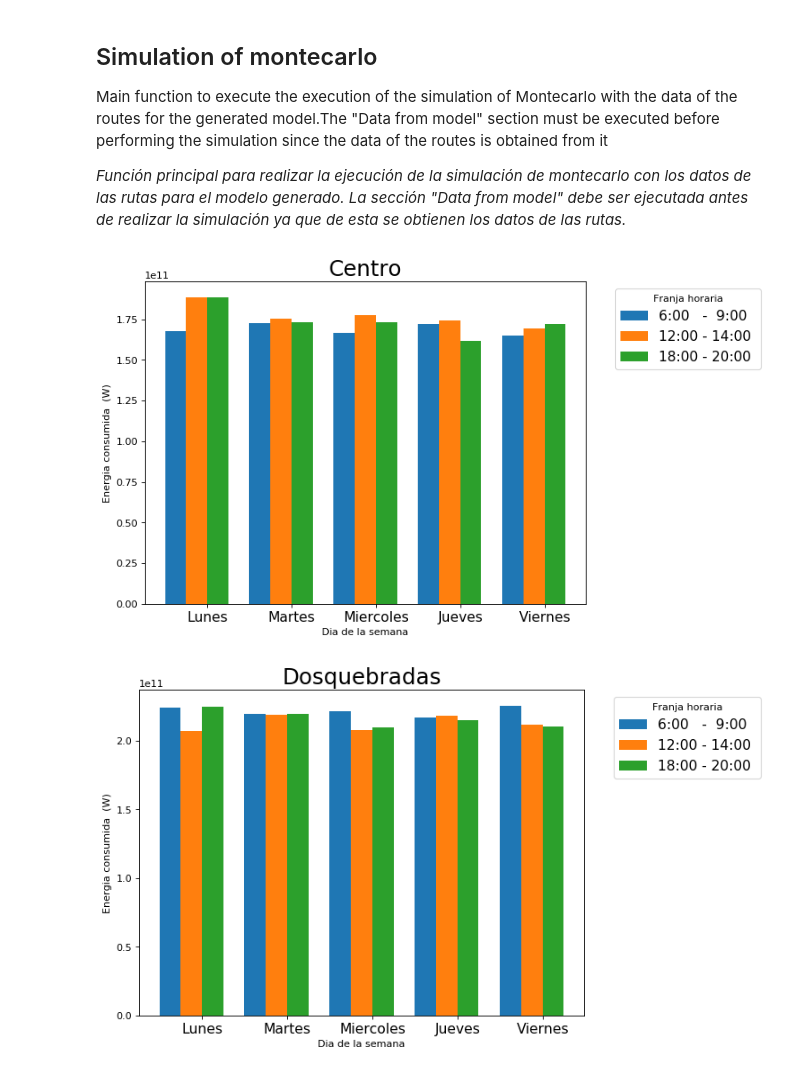
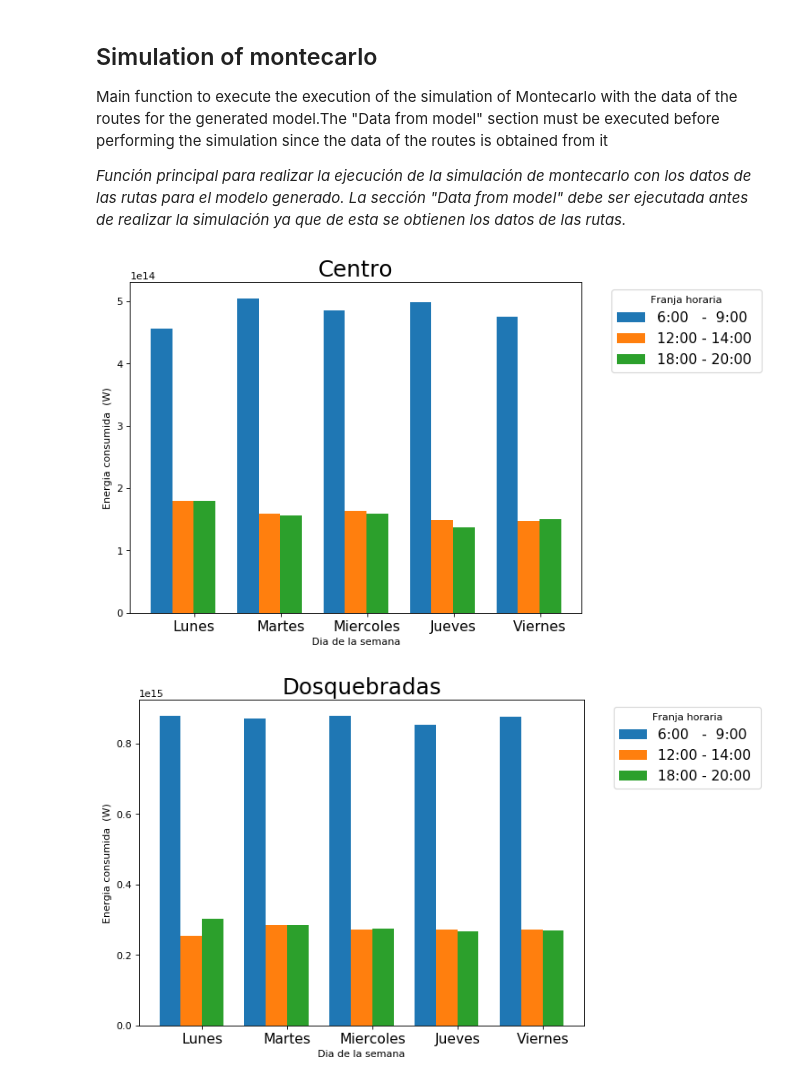
Before and after one commit to Nany262/MonteCarlo-Simulation, a Jupyter notebook: simulation-code-google.ipynb, the cells around one changed output. Drawn from its saved outputs; the diff is of its cells as text; code cells hidden in the pictures.

```diff
--- a/simulation-code-google.ipynb
+++ b/simulation-code-google.ipynb
@@ -218,29 +218,35 @@ for substation in substations:
 # %%
 #Energy in Centro
 def centro():
     file_6_9 = pd.read_csv('Substations/Centro/6-9.csv', header=0)
     file_12_14 = pd.read_csv('Substations/Centro/12-14.csv', header=0)
     file_18_20 = pd.read_csv('Substations/Centro/18-20.csv', header=0)
 
-    data_6_9 = [np.mean(file_6_9['Lunes']),np.mean(file_6_9['Martes']),np.mean(file_6_9['Miercoles']),np.mean(file_6_9['Jueves']),np.mean(file_6_9['Viernes'])]
-    data_12_14 = [np.mean(file_12_14['Lunes']),np.mean(file_12_14['Martes']),np.mean(file_12_14['Miercoles']),np.mean(file_12_14['Jueves']),np.mean(file_12_14['Viernes'])]
-    data_18_20 = [np.mean(file_18_20['Lunes']),np.mean(file_18_20['Martes']),np.mean(file_18_20['Miercoles']),np.mean(file_18_20['Jueves']),np.mean(file_18_20['Viernes'])]
+    data_6_9 = [np.sum(file_6_9['Lunes']),np.sum(file_6_9['Martes']),np.sum(file_6_9['Miercoles']),np.sum(file_6_9['Jueves']),np.sum(file_6_9['Viernes'])]
+    data_12_14 = [np.sum(file_12_14['Lunes']),np.sum(file_12_14['Martes']),np.sum(file_12_14['Miercoles']),np.sum(file_12_14['Jueves']),np.sum(file_12_14['Viernes'])]
+    data_18_20 = [np.sum(file_18_20['Lunes']),np.sum(file_18_20['Martes']),np.sum(file_18_20['Miercoles']),np.sum(file_18_20['Jueves']),np.sum(file_18_20['Viernes'])]
 
     x = np.arange(5)
     plt.figure(figsize=(8, 6), dpi=80)
     plt.bar(x + 0.00, data_6_9, width = 0.25)
     plt.bar(x + 0.25, data_12_14, width = 0.25)
     plt.bar(x + 0.50, data_18_20, width = 0.25)
     plt.title('Centro', fontsize=22)
     plt.ylabel('Energia consumida  (W)')
     plt.xlabel('Dia de la semana')
     plt.legend(['6:00   -  9:00 ','12:00 - 14:00','18:00 - 20:00 '],bbox_to_anchor=(1.05, 1.0), fontsize=14, title = "Franja horaria")
     plt.xticks(x+0.38, ["Lunes", "Martes", "Miercoles", "Jueves", "Viernes"], fontsize=14)
     plt.show()
 
-centro()
+    data_total = []
+    data_total.append(data_6_9)
+    data_total.append(data_12_14)
+    data_total.append(data_18_20)
+
+    return np.mean(data_total)
+avg_centro = centro()
 # %% [output]
-[figure, old version]
+[figure, new version]
 # %%
 #Energy in Dosquebradas
 def dosquebradas():
@@ -248,11 +254,10 @@ def dosquebradas():
     file_12_14 = pd.read_csv('Substations/Dosquebradas/12-14.csv', header=0)
     file_18_20 = pd.read_csv('Substations/Dosquebradas/18-20.csv', header=0)
 
-    data_6_9 = [np.mean(file_6_9['Lunes']),np.mean(file_6_9['Martes']),np.mean(file_6_9['Miercoles']),np.mean(file_6_9['Jueves']),np.mean(file_6_9['Viernes'])]
-    data_12_14 = [np.mean(file_12_14['Lunes']),np.mean(file_12_14['Martes']),np.mean(file_12_14['Miercoles']),np.mean(file_12_14['Jueves']),np.mean(file_12_14['Viernes'])]
-    data_18_20 = [np.mean(file_18_20['Lunes']),np.mean(file_18_20['Martes']),np.mean(file_18_20['Miercoles']),np.mean(file_18_20['Jueves']),np.mean(file_18_20['Viernes'])]
+    data_6_9 = [np.sum(file_6_9['Lunes']),np.sum(file_6_9['Martes']),np.sum(file_6_9['Miercoles']),np.sum(file_6_9['Jueves']),np.sum(file_6_9['Viernes'])]
+    data_12_14 = [np.sum(file_12_14['Lunes']),np.sum(file_12_14['Martes']),np.sum(file_12_14['Miercoles']),np.sum(file_12_14['Jueves']),np.sum(file_12_14['Viernes'])]
+    data_18_20 = [np.sum(file_18_20['Lunes']),np.sum(file_18_20['Martes']),np.sum(file_18_20['Miercoles']),np.sum(file_18_20['Jueves']),np.sum(file_18_20['Viernes'])]
 
-    data_6_9
     x = np.arange(5)
     plt.figure(figsize=(8, 6), dpi=80)
     plt.bar(x + 0.00, data_6_9, width = 0.25)
@@ -265,9 +270,15 @@ def dosquebradas():
     plt.xticks(x+0.38, ["Lunes", "Martes", "Miercoles", "Jueves", "Viernes"], fontsize=14)
     plt.show()
 
-dosquebradas()
+    data_total = []
+    data_total.append(data_6_9)
+    data_total.append(data_12_14)
+    data_total.append(data_18_20)
+
+    return np.mean(data_total)
+avg_dosquebradas = dosquebradas()
 # %% [output]
-[figure, old version]
+[figure, new version]
 # %%
 #Energy in Ventorrillo
 def ventorrillo():
```
Also changed, not shown: parts of 4 cells of this notebook, 15 other files.
